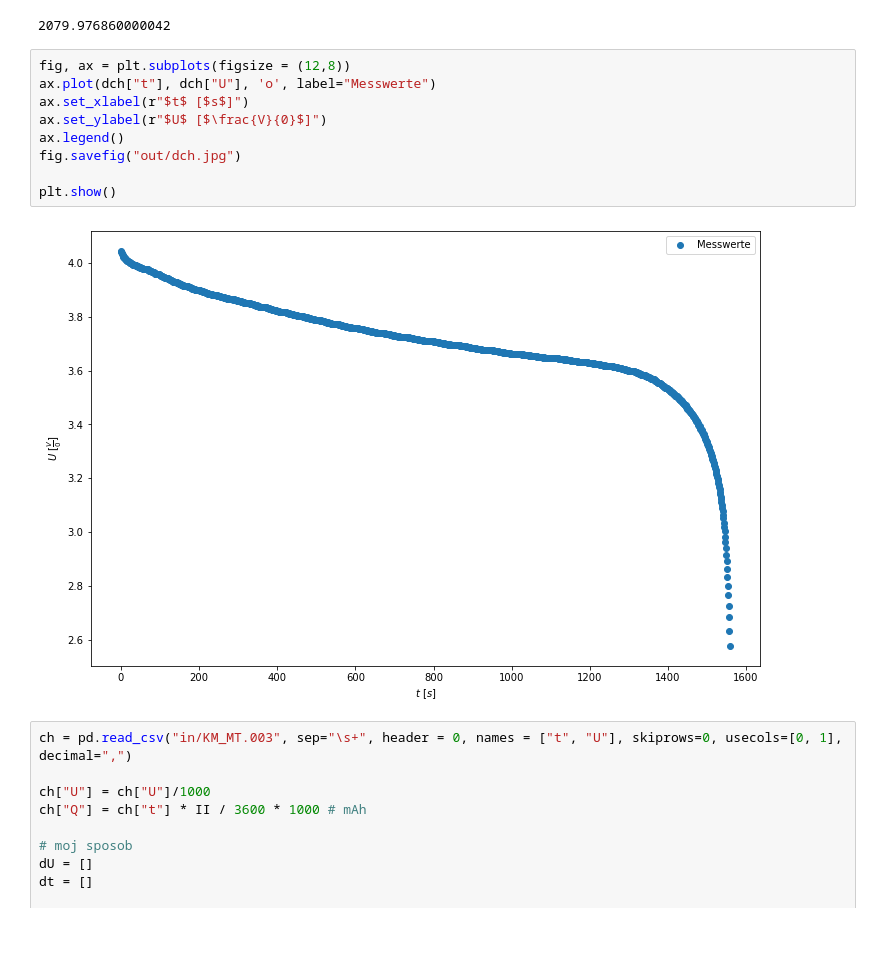
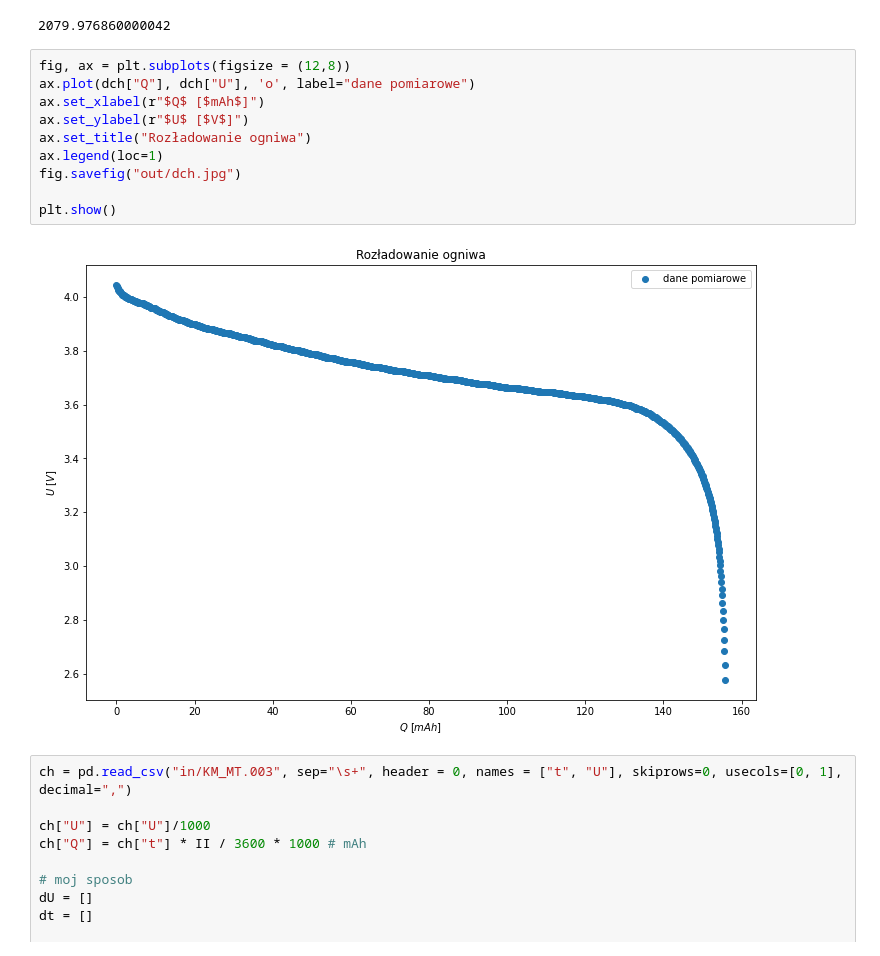
Before and after one commit to finem4n/physics-lab-ii, a Jupyter notebook: lab10/measured.ipynb, the cells around one changed output. Saved outputs shown, nothing was run; the diff lists cells and outputs as text.

```diff
--- a/lab10/measured.ipynb
+++ b/lab10/measured.ipynb
@@ -68,15 +54,16 @@ energy_discharge
 2079.976860000042
 # %%
 fig, ax = plt.subplots(figsize = (12,8))
-ax.plot(dch["t"], dch["U"], 'o', label="Messwerte")
-ax.set_xlabel(r"$t$ [$s$]")
-ax.set_ylabel(r"$U$ [$\frac{V}{0}$]")
-ax.legend()
+ax.plot(dch["Q"], dch["U"], 'o', label="dane pomiarowe")
+ax.set_xlabel(r"$Q$ [$mAh$]")
+ax.set_ylabel(r"$U$ [$V$]")
+ax.set_title("Rozładowanie ogniwa")
+ax.legend(loc=1)
 fig.savefig("out/dch.jpg")
 
 plt.show()
 # %% [output]
-[figure, old version]
+[figure, new version]
 # %%
 ch = pd.read_csv("in/KM_MT.003", sep="\s+", header = 0, names = ["t", "U"], skiprows=0, usecols=[0, 1], decimal=",")
 
```
Also changed, not shown: parts of 3 cells of this notebook.
